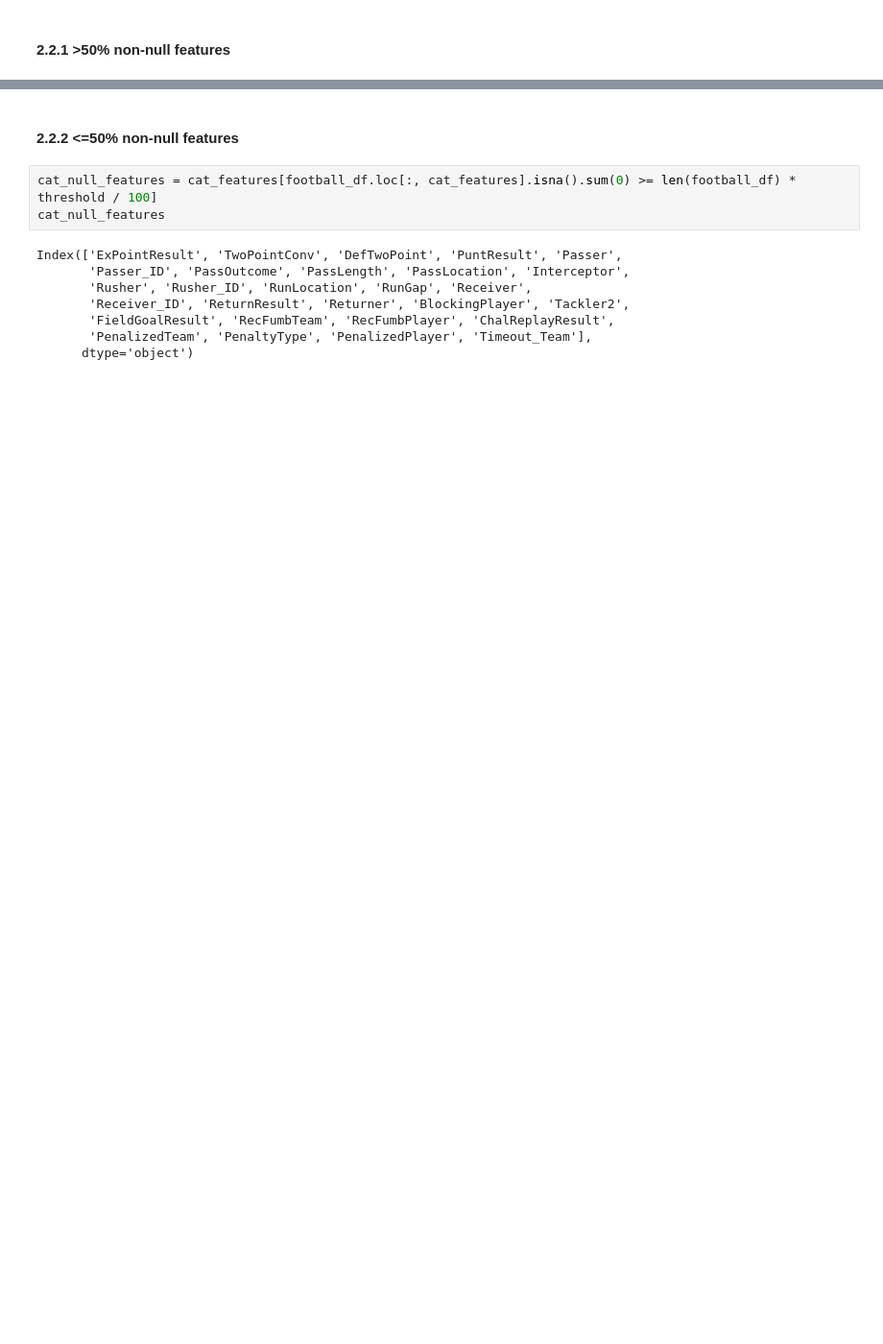
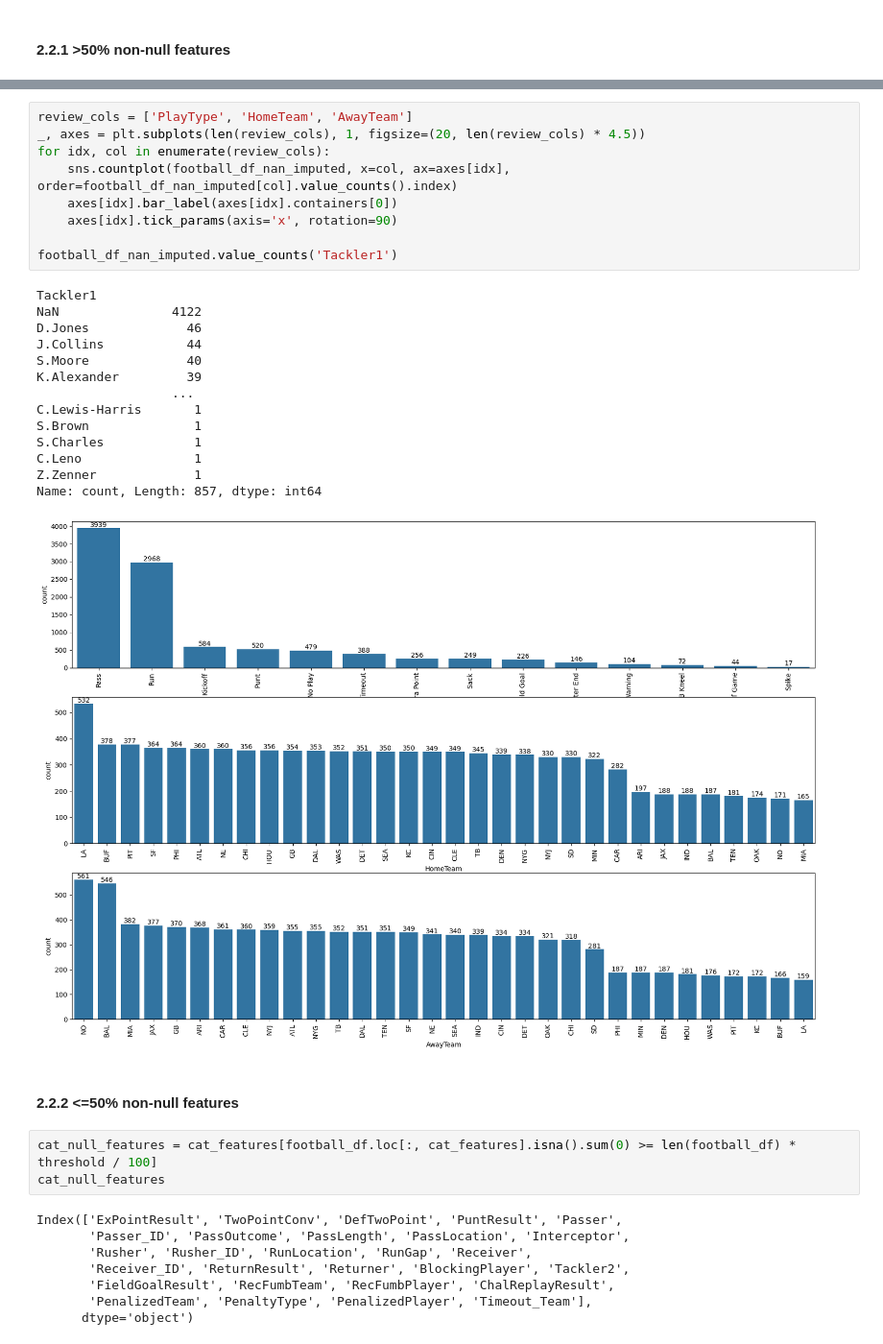
Before and after one commit to Luzinsan/ML_learn, a Jupyter notebook: ML/Innopolis/material/1 semester/Machine Learning/Labs/lab1/Lab-1.ipynb, the cells around one changed output, grey strips where cells are left out. Shown at 96% size. Saved outputs shown, nothing was run; the diff lists cells and outputs as text; blank space fills up the shorter version.

```diff
--- a/ML/Innopolis/material/1 semester/Machine Learning/Labs/lab1/Lab-1.ipynb
+++ b/ML/Innopolis/material/1 semester/Machine Learning/Labs/lab1/Lab-1.ipynb
@@ -269,3 +276,27 @@ Name: count, dtype: int64
+# %%
+review_cols = ['PlayType', 'HomeTeam', 'AwayTeam']
+_, axes = plt.subplots(len(review_cols), 1, figsize=(20, len(review_cols) * 4.5))
+for idx, col in enumerate(review_cols):
+    sns.countplot(football_df_nan_imputed, x=col, ax=axes[idx], order=football_df_nan_imputed[col].value_counts().index)
+    axes[idx].bar_label(axes[idx].containers[0])
+    axes[idx].tick_params(axis='x', rotation=90)
+
+football_df_nan_imputed.value_counts('Tackler1')
+# %% [output]
+Tackler1
+NaN               4122
+D.Jones             46
+J.Collins           44
+S.Moore             40
+K.Alexander         39
+                  ...
+C.Lewis-Harris       1
+S.Brown              1
+S.Charles            1
+C.Leno               1
+Z.Zenner             1
+Name: count, Length: 857, dtype: int64
+[figure, added]
 # %% [markdown]
 #### 2.2.2 <=50% non-null features
 # %%
```
Also changed, not shown: parts of 17 cells of this notebook, 2 other files.
